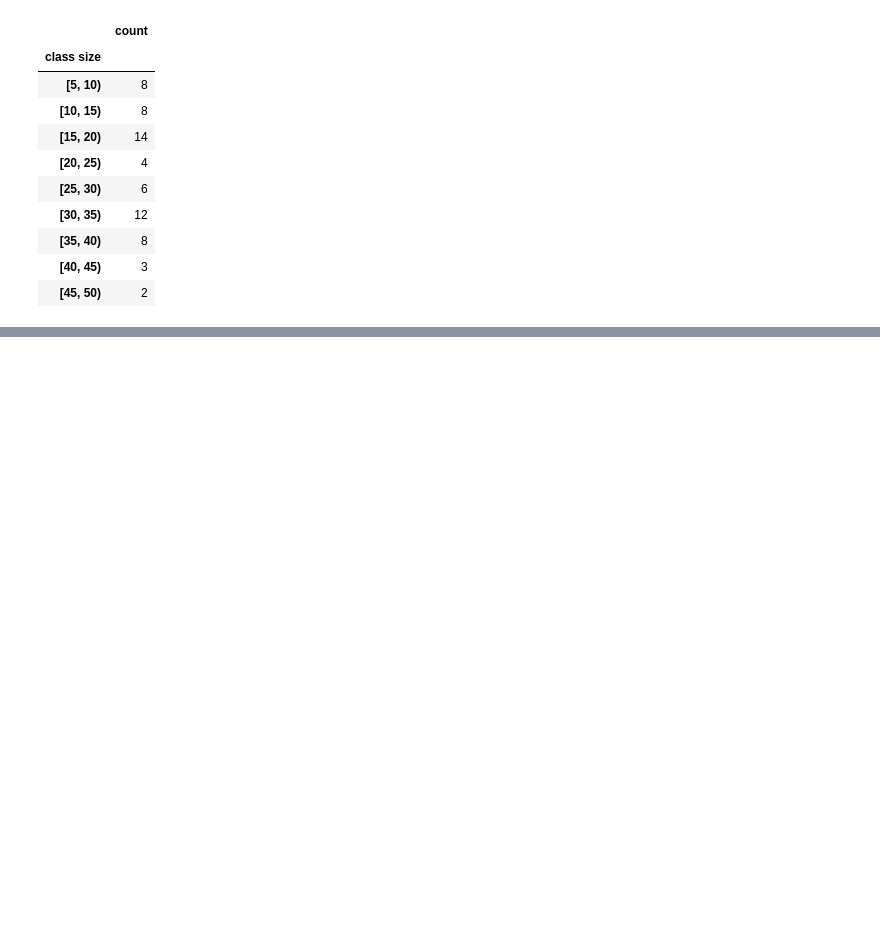
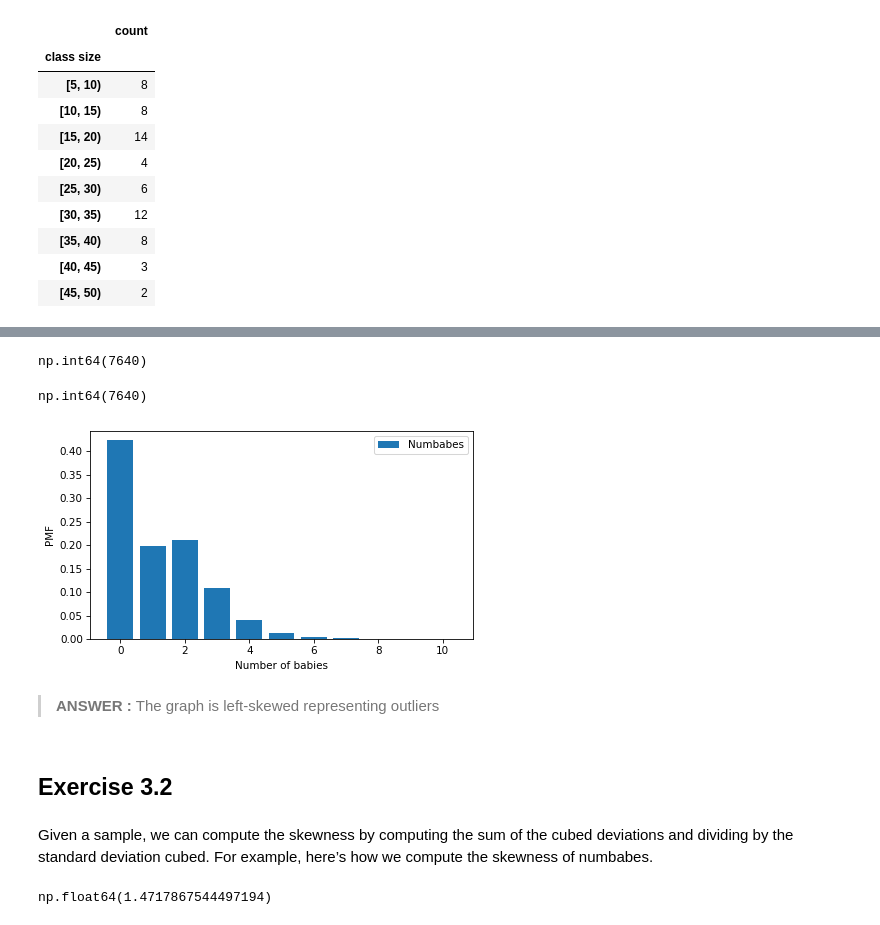
Before and after one commit to abhicodes07/thinkstats, a Jupyter notebook: Notebooks/03_probability_mass_functions.ipynb, the cells around one changed output, grey strips where cells are left out. Cells and saved outputs as stored; diff of their text form; code cells hidden in the pictures; blank space fills up the shorter version.

```diff
--- a/Notebooks/03_probability_mass_functions.ipynb
+++ b/Notebooks/03_probability_mass_functions.ipynb
@@ -201,0 +338,5 @@ data
+# %%
+resp["numbabes"] = resp["numbabes"].replace([97], np.nan)
+# %%
+numbabes = resp["numbabes"].value_counts().sort_index()
+numbabes
@@ -201,0 +357,27 @@ data
+# %%
+numbabes.sum()
+# %% [output]
+np.int64(7640)
+# %%
+pmf = Pmf(numbabes, name="Numbabes")
+# %%
+pmf.normalize()
+# %% [output]
+np.int64(7640)
+# %%
+pmf.bar()
+decorate(xlabel="Number of babies", ylabel="PMF")
+# %% [output]
+[figure, added]
+# %% [markdown]
+> **ANSWER :** The graph is left-skewed representing outliers
+# %% [markdown]
+## Exercise 3.2
+# %% [markdown]
+Given a sample, we can compute the skewness by computing the sum of the cubed deviations and dividing by the standard deviation cubed. For example, here’s how we compute the skewness of numbabes.
+# %%
+deviations = numbabes - numbabes.mean()
+skewness = np.mean(deviations ** 3) / numbabes.std(ddof=0) ** 3
+skewness
+# %% [output]
+np.float64(1.4717867544497194)
```
Also changed, not shown: parts of 36 cells of this notebook.
